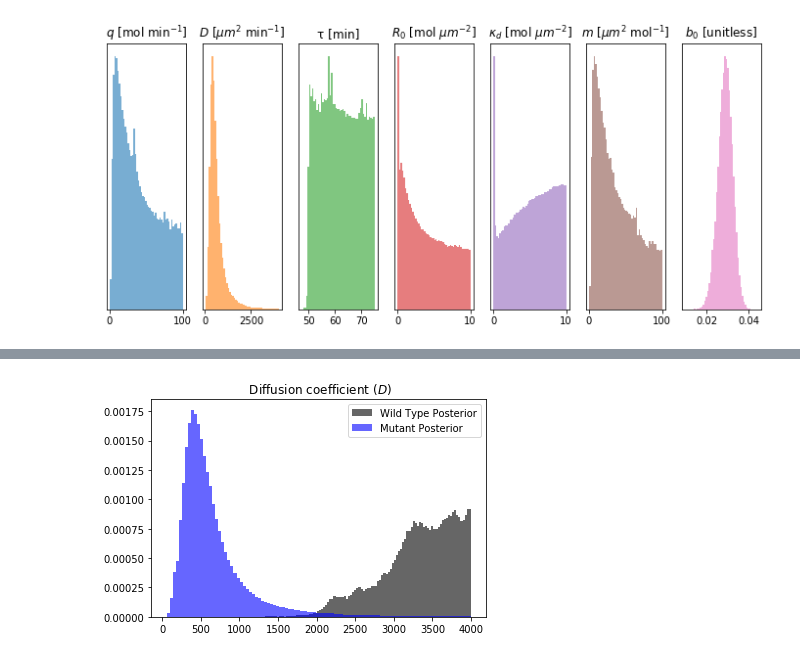
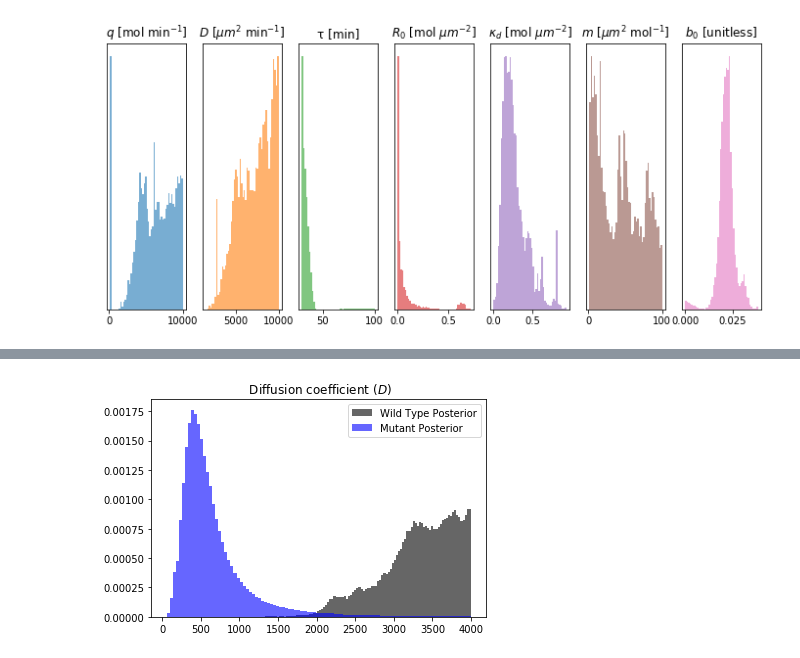
Before and after one commit to Schumacher-group/ImmuneCellMigrationAnalysis, a Jupyter notebook: Notebooks/AttractantInferenceVisualisation.ipynb, the cells around one changed output, grey strips where cells are left out. Drawn from its saved outputs; the diff is of its cells as text; code cells hidden in the pictures.

```diff
--- a/Notebooks/AttractantInferenceVisualisation.ipynb
+++ b/Notebooks/AttractantInferenceVisualisation.ipynb
@@ -9,8 +9,8 @@ from inference.attractant_inference import AttractantInferer, observed_bias
 from in_silico.sources import CellsOnWoundMargin, PointWound, CellsInsideWound
 from utils.distributions import Normal
 # %%
-out1WT = np.load('../data/AttractantInferenceWTUniformPrior.npy')
-out1Mut = np.load('../data/AttractantInferenceMutantUniformPrior.npy')
+out1WT = np.load('../data/AttractantInferenceWTUniformPriors.npy')
+out1Mut = np.load('../data/AttractantInferenceMutantUniformPriors.npy')
 def Bias_persistance(x,y):
     Dataset = np.load('../data/np_array/WB total WT-{}{}.npy'.format(x,y))
     W = Dataset[:,0]
@@ -23,14 +23,14 @@ def Bias_persistance(x,y):
 # %%
 
 fig, axes = plt.subplots(nrows=1, ncols=7, figsize=(12, 5), sharex='col')
 cols = plt.rcParams['axes.prop_cycle'].by_key()['color']
 
 names = ['$q$ [mol min$^{-1}$]', '$D$ [$\mu m^{2}$ min$^{-1}$]', 'τ [min]', '$R_0$ [mol $\mu m^{-2}$]', '$\kappa_d$ [mol $\mu m^{-2}$]', '$m$ [$\mu m^{2}$ mol$^{-1}$]', '$b_0$ [unitless]']
 names1 = ['q', 'D', 'τ', 'R_0', 'kappa_d', 'm', 'b_0']
 
 for j in range(7):
     axes[j].set_title(names[j])
     axes[j].set_yticks([])
-    axes[j].hist(out1Mut[:, j], bins=50, color=cols[j], alpha=0.6, density=True)#),label='{} mean = {:.2f} $\pm$ {:.2f}'.format(names1[j],mean[j], std[j]))
+    axes[j].hist(out1WT[:, j], bins=50, color=cols[j], alpha=0.6, density=True)#),label='{} mean = {:.2f} $\pm$ {:.2f}'.format(names1[j],mean[j], std[j]))
 # %% [output]
-[figure, old version]
+[figure, new version]
```
Also changed, not shown: parts of 2 cells of this notebook, 2 other files.
